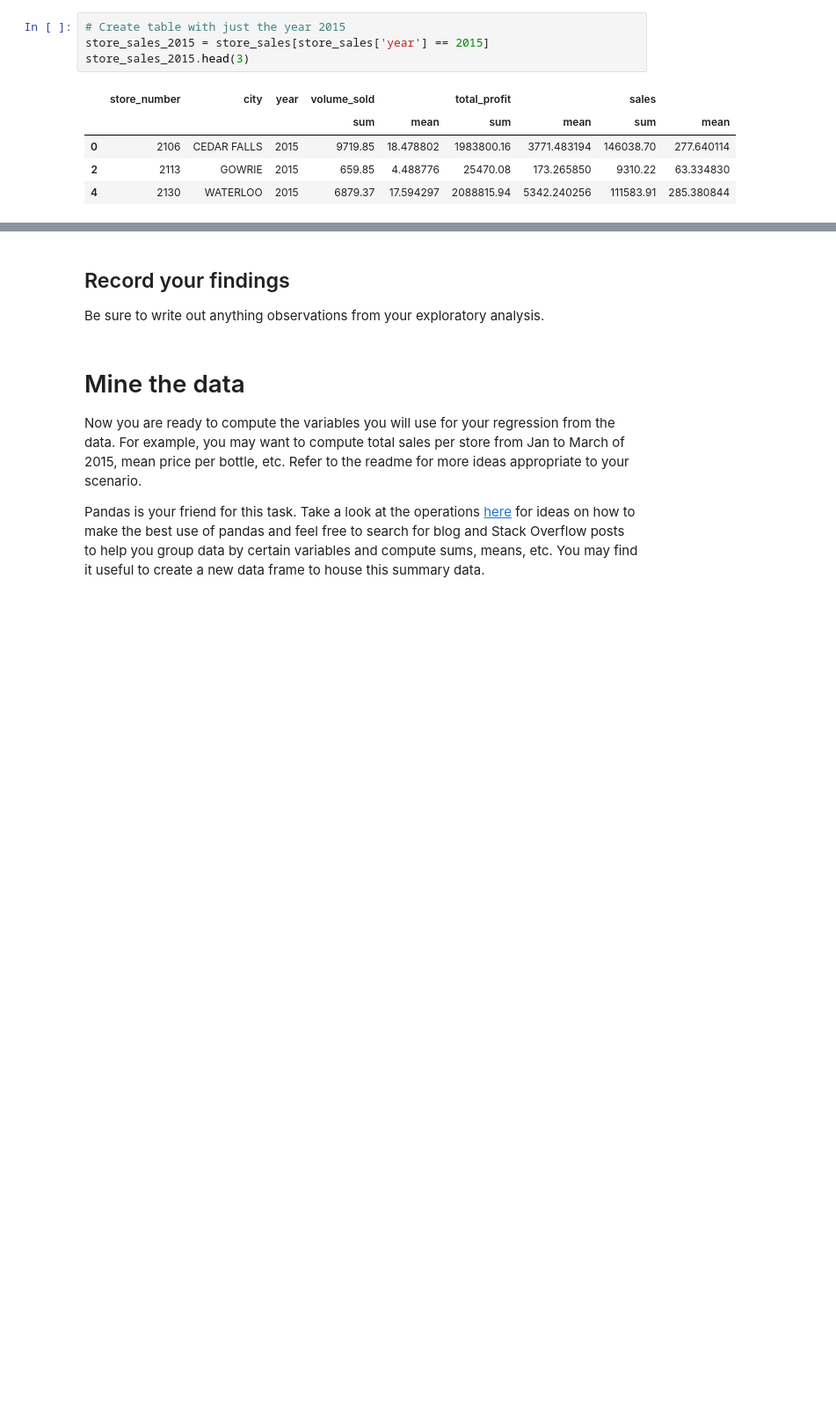
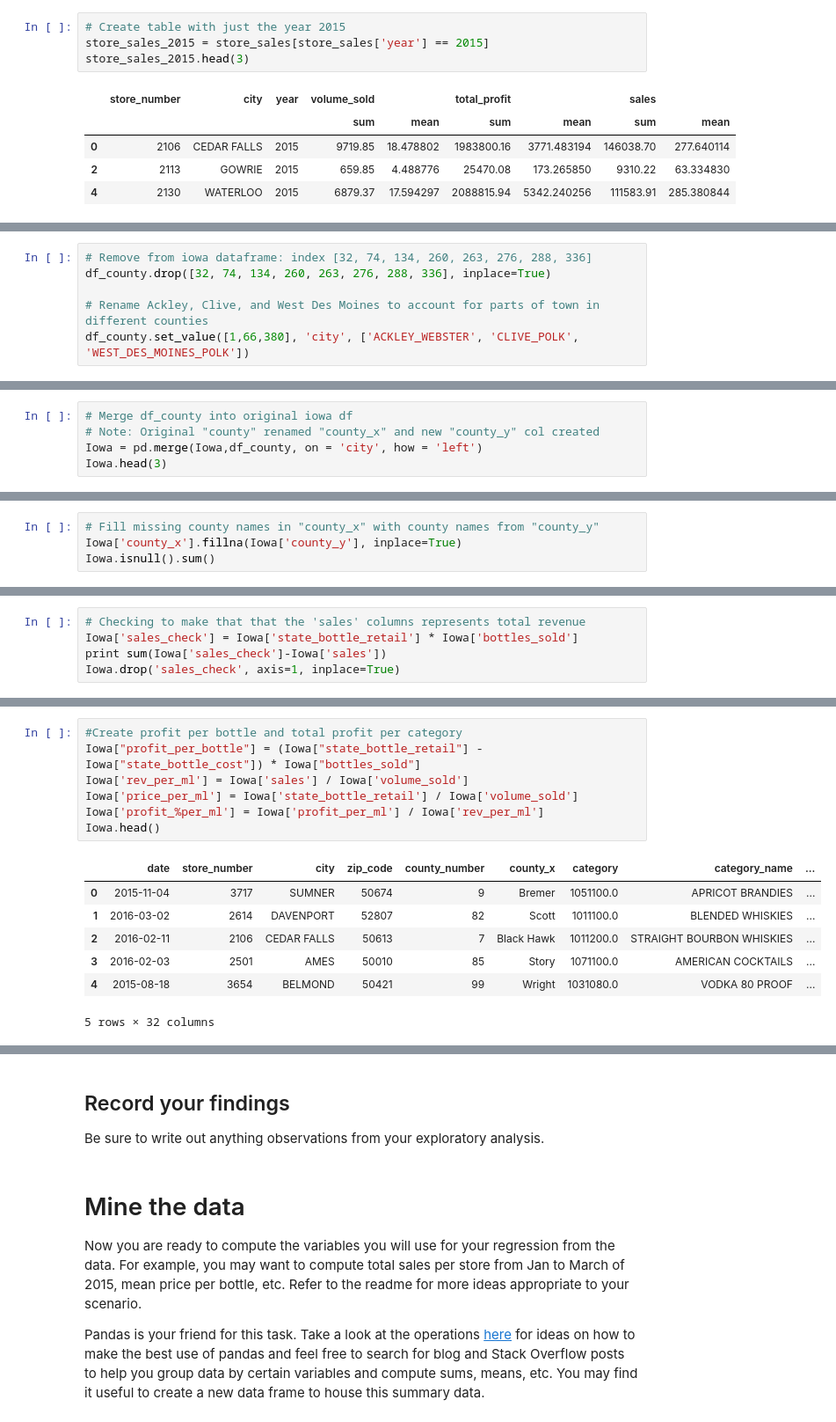
Before and after one commit to spockl/GA-DSI, a Jupyter notebook: projects/projects-weekly/Pocklington_Project-03.ipynb, the cells around one changed output, grey strips where cells are left out. Shown at 88% size. Saved outputs shown, nothing was run; the diff lists cells and outputs as text; blank space fills up the shorter version.

```diff
--- a/projects/projects-weekly/Pocklington_Project-03.ipynb
+++ b/projects/projects-weekly/Pocklington_Project-03.ipynb
@@ -295,0 +235,6 @@ store_sales.columns
+# %%
+# Remove from iowa dataframe: index [32, 74, 134, 260, 263, 276, 288, 336]
+df_county.drop([32, 74, 134, 260, 263, 276, 288, 336], inplace=True)
+
+# Rename Ackley, Clive, and West Des Moines to account for parts of town in different counties
+df_county.set_value([1,66,380], 'city', ['ACKLEY_WEBSTER', 'CLIVE_POLK', 'WEST_DES_MOINES_POLK'])
@@ -295,0 +260,5 @@ store_sales.columns
+# %%
+# Merge df_county into original iowa df
+# Note: Original "county" renamed "county_x" and new "county_y" col created
+Iowa = pd.merge(Iowa,df_county, on = 'city', how = 'left')
+Iowa.head(3)
@@ -295,0 +271,4 @@ store_sales.columns
+# %%
+# Fill missing county names in "county_x" with county names from "county_y"
+Iowa['county_x'].fillna(Iowa['county_y'], inplace=True)
+Iowa.isnull().sum()
@@ -295,0 +295,5 @@ store_sales.columns
+# %%
+# Checking to make that that the 'sales' columns represents total revenue
+Iowa['sales_check'] = Iowa['state_bottle_retail'] * Iowa['bottles_sold']
+print sum(Iowa['sales_check']-Iowa['sales'])
+Iowa.drop('sales_check', axis=1, inplace=True)
@@ -295,0 +315,15 @@ store_sales.columns
+# %%
+#Create profit per bottle and total profit per category
+Iowa["profit_per_bottle"] = (Iowa["state_bottle_retail"] - Iowa["state_bottle_cost"]) * Iowa["bottles_sold"]
+Iowa['rev_per_ml'] = Iowa['sales'] / Iowa['volume_sold']
+Iowa['price_per_ml'] = Iowa['state_bottle_retail'] / Iowa['volume_sold']
+Iowa['profit_%per_ml'] = Iowa['profit_per_ml'] / Iowa['rev_per_ml']
+Iowa.head()
+# %% [output]
+|  | date | store_number | city | zip_code | county_number | county_x | category | category_name | ... |
+| 0 | 2015-11-04 | 3717 | SUMNER | 50674 | 9 | Bremer | 1051100.0 | APRICOT BRANDIES | ... |
+| 1 | 2016-03-02 | 2614 | DAVENPORT | 52807 | 82 | Scott | 1011100.0 | BLENDED WHISKIES | ... |
+| 2 | 2016-02-11 | 2106 | CEDAR FALLS | 50613 | 7 | Black Hawk | 1011200.0 | STRAIGHT BOURBON WHISKIES | ... |
+| 3 | 2016-02-03 | 2501 | AMES | 50010 | 85 | Story | 1071100.0 | AMERICAN COCKTAILS | ... |
+| 4 | 2015-08-18 | 3654 | BELMOND | 50421 | 99 | Wright | 1031080.0 | VODKA 80 PROOF | ... |
+5 rows × 32 columns
```
Also changed, not shown: parts of 38 cells of this notebook.
